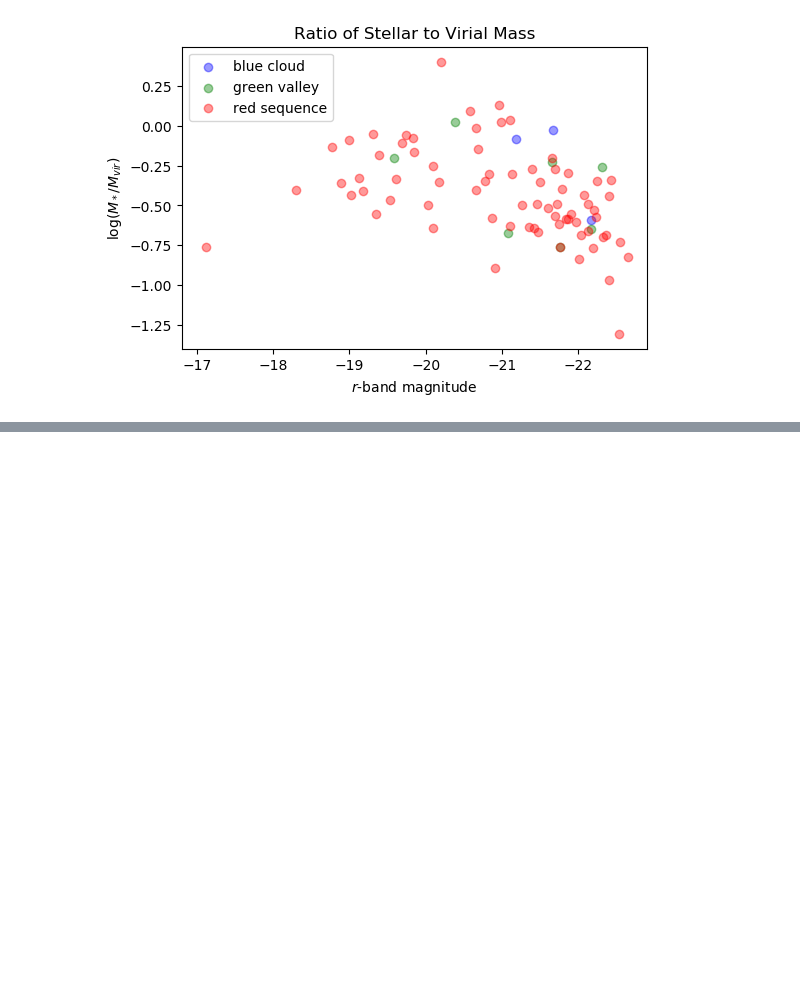
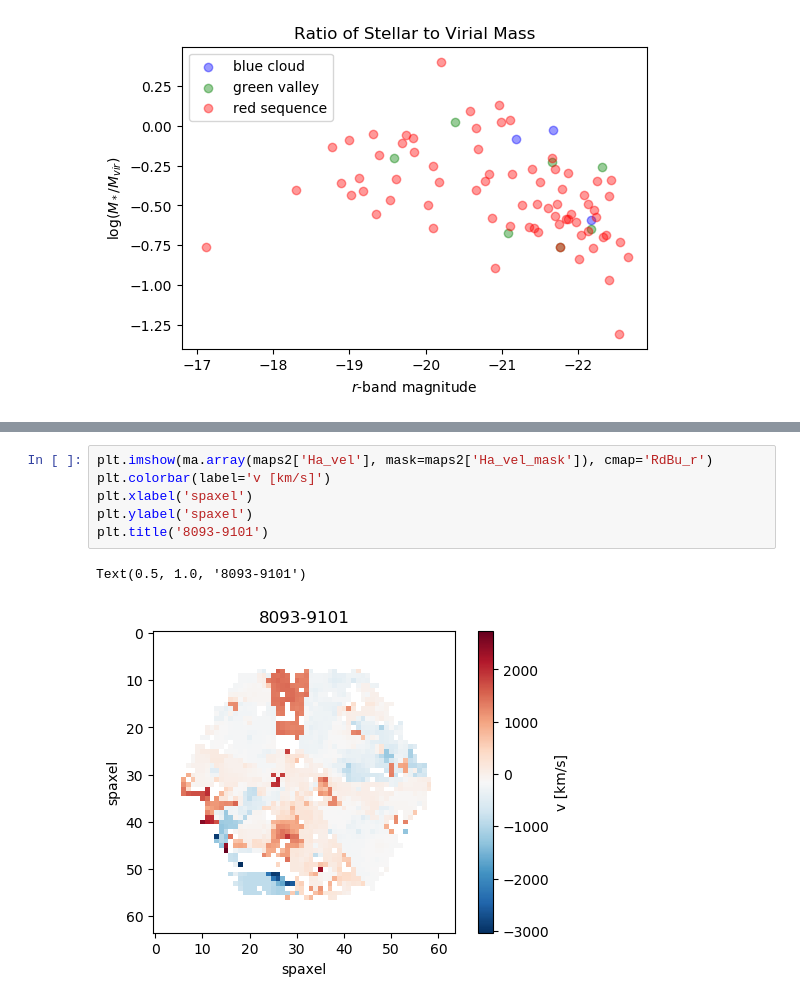
Before and after one commit to kadglass/RotationCurves, a Jupyter notebook: notebooks/elliptical_test.ipynb, the cells around one changed output, grey strips where cells are left out. Drawn from its saved outputs; the diff is of its cells as text; blank space fills up the shorter version.

```diff
--- a/notebooks/elliptical_test.ipynb
+++ b/notebooks/elliptical_test.ipynb
@@ -87,0 +138,9 @@ plt.savefig(plot_dir + 'mag_mratio.png')
+# %%
+plt.imshow(ma.array(maps2['Ha_vel'], mask=maps2['Ha_vel_mask']), cmap='RdBu_r')
+plt.colorbar(label='v [km/s]')
+plt.xlabel('spaxel')
+plt.ylabel('spaxel')
+plt.title('8093-9101')
+# %% [output]
+Text(0.5, 1.0, '8093-9101')
+[figure, added]
```
Also changed, not shown: parts of 27 cells of this notebook.
